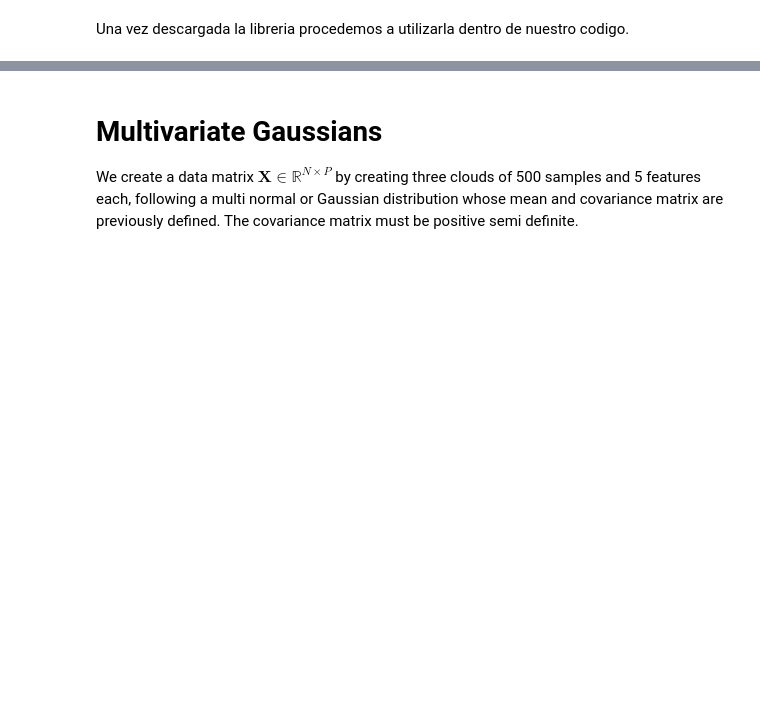
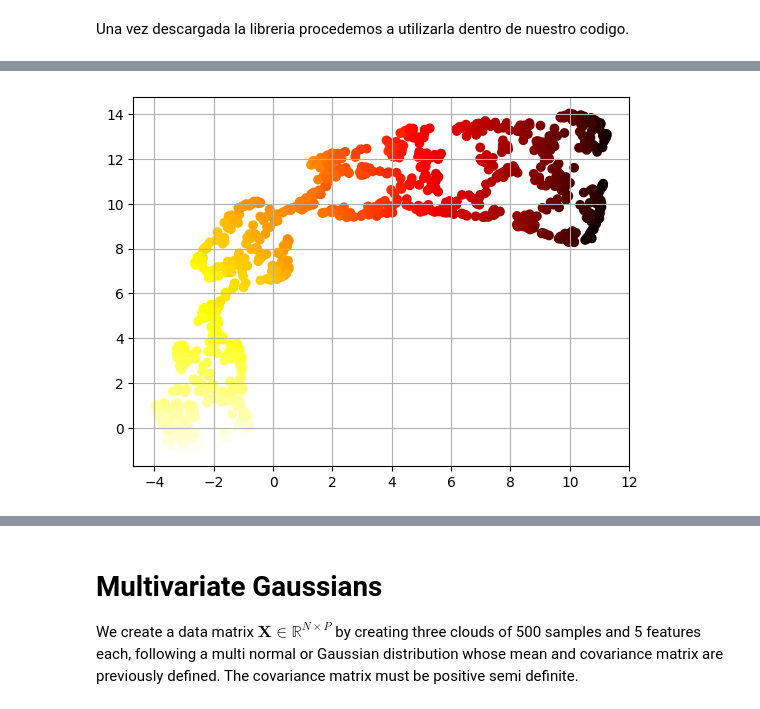
Before and after one commit to UN-GCPDS/python-gcpds.localbiplot, a Jupyter notebook: docs/source/notebooks/01-module example.ipynb, the cells around one changed output, grey strips where cells are left out. Drawn from its saved outputs; the diff is of its cells as text; code cells hidden in the pictures; blank space fills up the shorter version.

```diff
--- a/docs/source/notebooks/01-module example.ipynb
+++ b/docs/source/notebooks/01-module example.ipynb
@@ -27,0 +32,4 @@ import gcpds.localbiplot as lb
+# %%
+from sklearn.datasets import make_swiss_roll
+#se ilustra nuevamente sobre swiss roll
+X, t = make_swiss_roll(n_samples=1000, noise=0.2, random_state=42)
@@ -27,0 +82,9 @@ import gcpds.localbiplot as lb
+# %%
+red = umap.UMAP(n_components=2,n_neighbors=40, min_dist=0.2)
+X_reduced_umap = red.fit_transform(X)
+# %%
+plt.scatter(X_reduced_umap[:, 0], X_reduced_umap[:, 1], c=t, cmap=plt.cm.hot)
+plt.grid(True)
+plt.show()
+# %% [output]
+[figure, added]
```
Also changed, not shown: parts of 32 cells of this notebook.
